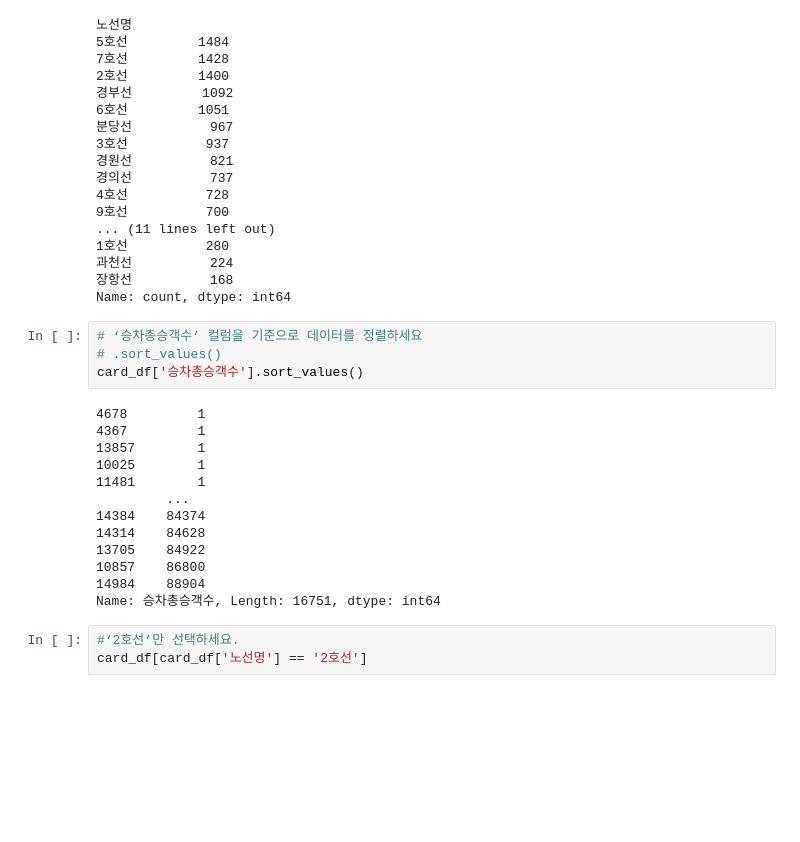
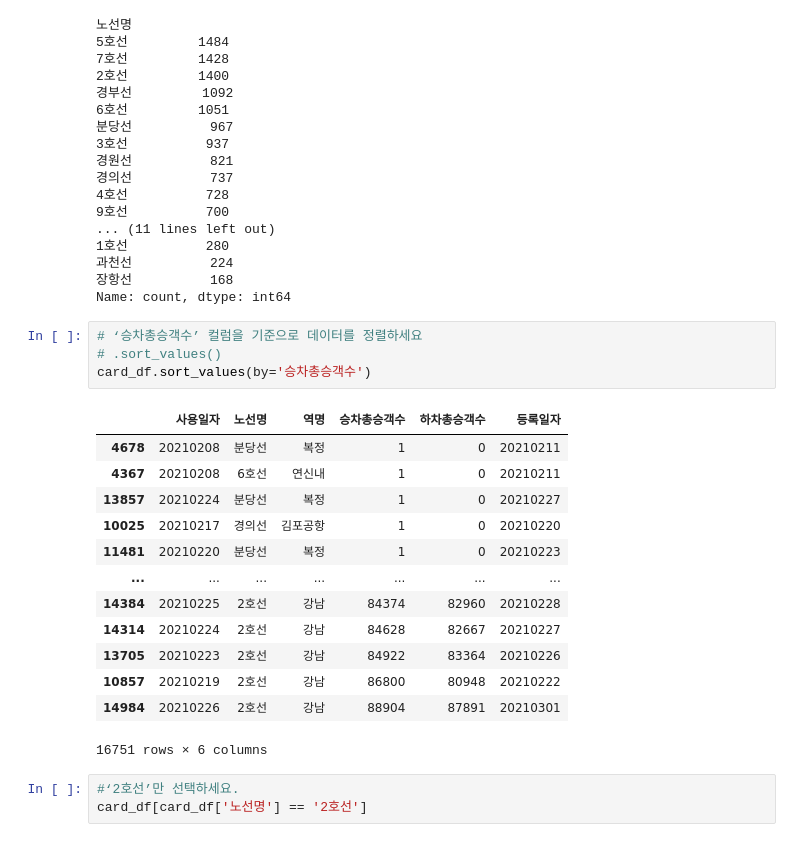
Before and after one commit to gayeoniee/data_anal_rep, a Jupyter notebook: 8. 데이터전처리2.ipynb, the cells around one changed output. Saved outputs shown, nothing was run; the diff lists cells and outputs as text; blank space fills up the shorter version.

```diff
--- a/8. 데이터전처리2.ipynb
+++ b/8. 데이터전처리2.ipynb
@@ -582,20 +580,21 @@ Name: count, dtype: int64
 # %%
 # ‘승차총승객수’ 컬럼을 기준으로 데이터를 정렬하세요
 # .sort_values()
-card_df['승차총승객수'].sort_values()
+card_df.sort_values(by='승차총승객수')
 # %% [output]
+|  | 사용일자 | 노선명 | 역명 | 승차총승객수 | 하차총승객수 | 등록일자 |
+| 4678 | 20210208 | 분당선 | 복정 | 1 | 0 | 20210211 |
+| 4367 | 20210208 | 6호선 | 연신내 | 1 | 0 | 20210211 |
+| 13857 | 20210224 | 분당선 | 복정 | 1 | 0 | 20210227 |
+| 10025 | 20210217 | 경의선 | 김포공항 | 1 | 0 | 20210220 |
+| 11481 | 20210220 | 분당선 | 복정 | 1 | 0 | 20210223 |
+| ... | ... | ... | ... | ... | ... | ... |
+| 14384 | 20210225 | 2호선 | 강남 | 84374 | 82960 | 20210228 |
+| 14314 | 20210224 | 2호선 | 강남 | 84628 | 82667 | 20210227 |
+| 13705 | 20210223 | 2호선 | 강남 | 84922 | 83364 | 20210226 |
+| 10857 | 20210219 | 2호선 | 강남 | 86800 | 80948 | 20210222 |
+| 14984 | 20210226 | 2호선 | 강남 | 88904 | 87891 | 20210301 |
-4678         1
-4367         1
-13857        1
-10025        1
-11481        1
-         ...
-14384    84374
-14314    84628
-13705    84922
-10857    86800
-14984    88904
-Name: 승차총승객수, Length: 16751, dtype: int64
+16751 rows × 6 columns
 # %%
 #‘2호선’만 선택하세요.
 card_df[card_df['노선명'] == '2호선']
```
Also changed, not shown: parts of 11 cells of this notebook.
